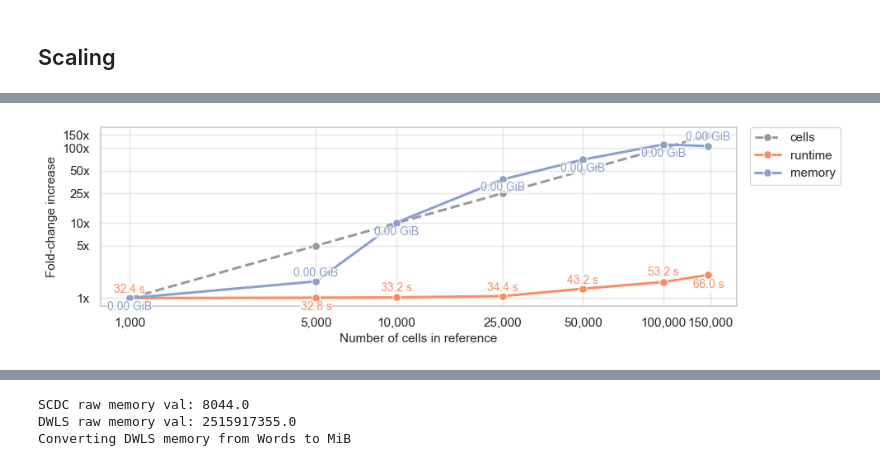
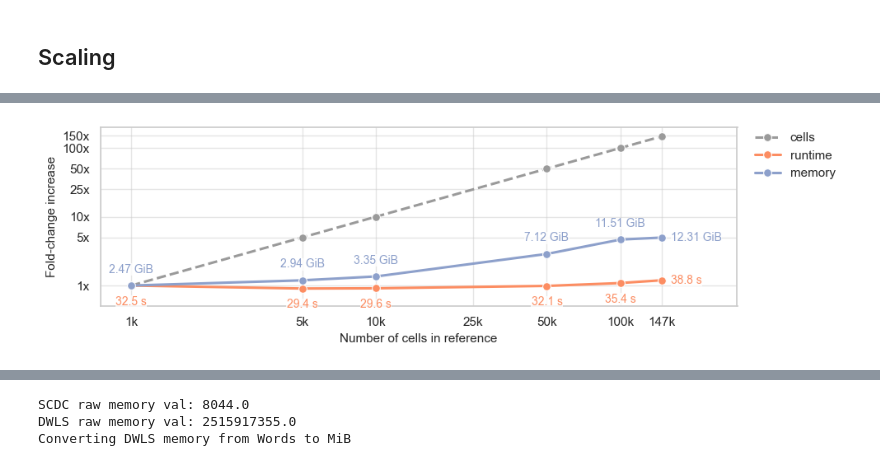
Before and after one commit to ComputationalBiomedicineGroup/rectangle_paper, a Jupyter notebook: notebooks/figure_2.ipynb, the cells around one changed output, grey strips where cells are left out. Drawn from its saved outputs; the diff is of its cells as text; code cells hidden in the pictures.

```diff
--- a/notebooks/figure_2.ipynb
+++ b/notebooks/figure_2.ipynb
@@ -1429,18 +1609,29 @@ memory_df.to_csv('../data/fig2/runtimes/rectangle_memory.csv')
 # %%
 runtime_df = pd.read_csv('../data/fig2/runtimes/rectangle_runtime.csv')
 memory_df = pd.read_csv('../data/fig2/runtimes/rectangle_memory.csv')
+
+def summarize_runs(df, size_col, metric):
+    # mean and sd per size of the total (e.g. time) and each measured phase (time_signature, ...)
+    value_cols = [c for c in df.columns if c == metric or c.startswith(f'{metric}_')]
+    summary = df.groupby(size_col)[value_cols].agg(['mean', 'std'])
+    summary.columns = [f"{col}_{'sd' if stat == 'std' else stat}" for col, stat in summary.columns]
+    return summary.reset_index()
+
 # compute and save summary (mean and std)
-runtime_summary = runtime_df.groupby('n_cells')['time'].agg(['mean', 'std']).reset_index().rename(columns={'mean':'time_mean','std':'time_sd'})
-memory_summary = memory_df.groupby('n_cells')['memory'].agg(['mean', 'std']).reset_index().rename(columns={'mean':'memory_mean','std':'memory_sd'})
+runtime_summary = summarize_runs(runtime_df, 'n_cells', 'time')
+memory_summary = summarize_runs(memory_df, 'n_cells', 'memory')
 
 runtime_summary.to_csv('../data/fig2/runtimes/rectangle_runtime_summary.csv', index=False)
 memory_summary.to_csv('../data/fig2/runtimes/rectangle_memory_summary.csv', index=False)
 # %%
-# memory is in wrong unit
-memory_summary['memory_mean'] = memory_summary['memory_mean']/ 1024
-memory_summary['memory_sd'] = memory_summary['memory_sd']/ 1024
+import seaborn as sns
+# memory_summary is in MiB; convert a copy to GiB so re-running this cell doesn't divide twice
+memory_summary_gib = memory_summary.assign(
+    memory_mean=memory_summary['memory_mean'] / 1024,
+    memory_sd=memory_summary['memory_sd'] / 1024,
+)
 
-df_combined = pd.merge(runtime_summary, memory_summary, on='n_cells')
+df_combined = pd.merge(runtime_summary, memory_summary_gib, on='n_cells')
 # Fold-increase plot: cells, runtime, and memory
 sns.set_theme(style="whitegrid")
 
@@ -1484,56 +1675,56 @@ for metric, style in metric_styles.items():
     sns.lineplot(
         data=metric_df,
         x="n_cells",
         y="fold_increase",
         marker="o",
         linewidth=2.2,
         markersize=7,
         label=metric,
         ax=ax,
         **style,
     )
 
 ax.set_xscale("log")
 ax.set_yscale("log")
 
 ax.set_xlabel("Number of cells in reference", fontsize=11)
 ax.set_ylabel(f"Fold-change increase", fontsize=11)
 
-ax.set_xticks([1000, 5000, 10000, 25000, 50000, 100000, 150000])
-ax.set_xticklabels(["1,000", "5,000", "10,000", "25,000", "50,000", "100,000", "150,000"])
+# Short labels so the two close ticks at 100k and all cells (147,391) don't collide
+x_ticks = [1000, 5000, 10000, 25000, 50000, 100000, int(df["n_cells"].max())]
+ax.set_xticks(x_ticks)
+ax.set_xticklabels([f"{round(x / 1000)}k" for x in x_ticks])
+ax.minorticks_off()
 ax.set_yticks([1, 5, 10, 25, 50, 100, 150])
 ax.set_yticklabels(["1x", "5x", "10x", "25x", "50x", "100x", "150x"])
 
-# Annotate points with staggered offsets and light bboxes for readability
-time_offsets = [1.10, 0.90, 1.12, 0.88, 1.09, 0.91, 1.08]
-memory_offsets = [0.92, 1.08, 0.90, 1.10, 0.93, 1.07, 0.91]
-for i, row in df.iterrows():
-    t_mult = time_offsets[i % len(time_offsets)]
-    m_mult = memory_offsets[i % len(memory_offsets)]
-    ax.text(
-        row["n_cells"],
-        row["time_x"] * t_mult,
+# Memory stays above runtime after the first point, so label memory above its line and runtime below
+# The last two points are close on the log axis, so the last point is labelled to its right
+label_bbox = {"facecolor": "white", "edgecolor": "none", "alpha": 0.8, "pad": 0.2}
+last_n_cells = df["n_cells"].max()
+for _, row in df.iterrows():
+    is_last = row["n_cells"] == last_n_cells
+    ax.annotate(
         f"{row['time_mean']:.1f} s",
-        fontsize=10,
-        color="#FC8D62",
-        ha="center",
-        va="bottom" if t_mult >= 1 else "top",
-        bbox={"facecolor": "white", "edgecolor": "none", "alpha": 0.7, "pad": 0.2},
+        (row["n_cells"], row["time_x"]),
+        xytext=(8, 0) if is_last else (0, -9), textcoords="offset points",
+        fontsize=10, color="#FC8D62", ha="left" if is_last else "center",
+        va="center" if is_last else "top", bbox=label_bbox,
     )
-    ax.text(
-        row["n_cells"],
-        row["memory_x"] * m_mult,
+    ax.annotate(
         f"{row['memory_mean']:.2f} GiB",
-        fontsize=10,
-        color="#8DA0CB",
-        ha="center",
-        va="bottom" if m_mult >= 1 else "top",
-        bbox={"facecolor": "white", "edgecolor": "none", "alpha": 0.7, "pad": 0.2},
+        (row["n_cells"], row["memory_x"]),
+        xytext=(8, 0) if is_last else (0, 9), textcoords="offset points",
+        fontsize=10, color="#8DA0CB", ha="left" if is_last else "center",
+        va="center" if is_last else "bottom", bbox=label_bbox,
     )
+# Leave room below the runtime line and right of the last point for the labels
+ax.set_ylim(0.5, 200)
+ax.set_xlim(750, 300000)
 
-ax.legend(title="", loc="upper left", bbox_to_anchor=(1.02, 1), borderaxespad=0)
+ax.legend(title="", loc="upper left", bbox_to_anchor=(1.02, 1), borderaxespad=0, frameon=False)
 plt.tight_layout()
 plt.savefig("../figures/fig2d_rectangle_benchmark_fold_increase.pdf")
 plt.show()
 # %% [output]
-[figure, old version]
+[figure, new version]
```
Also changed, not shown: parts of 27 cells of this notebook.
